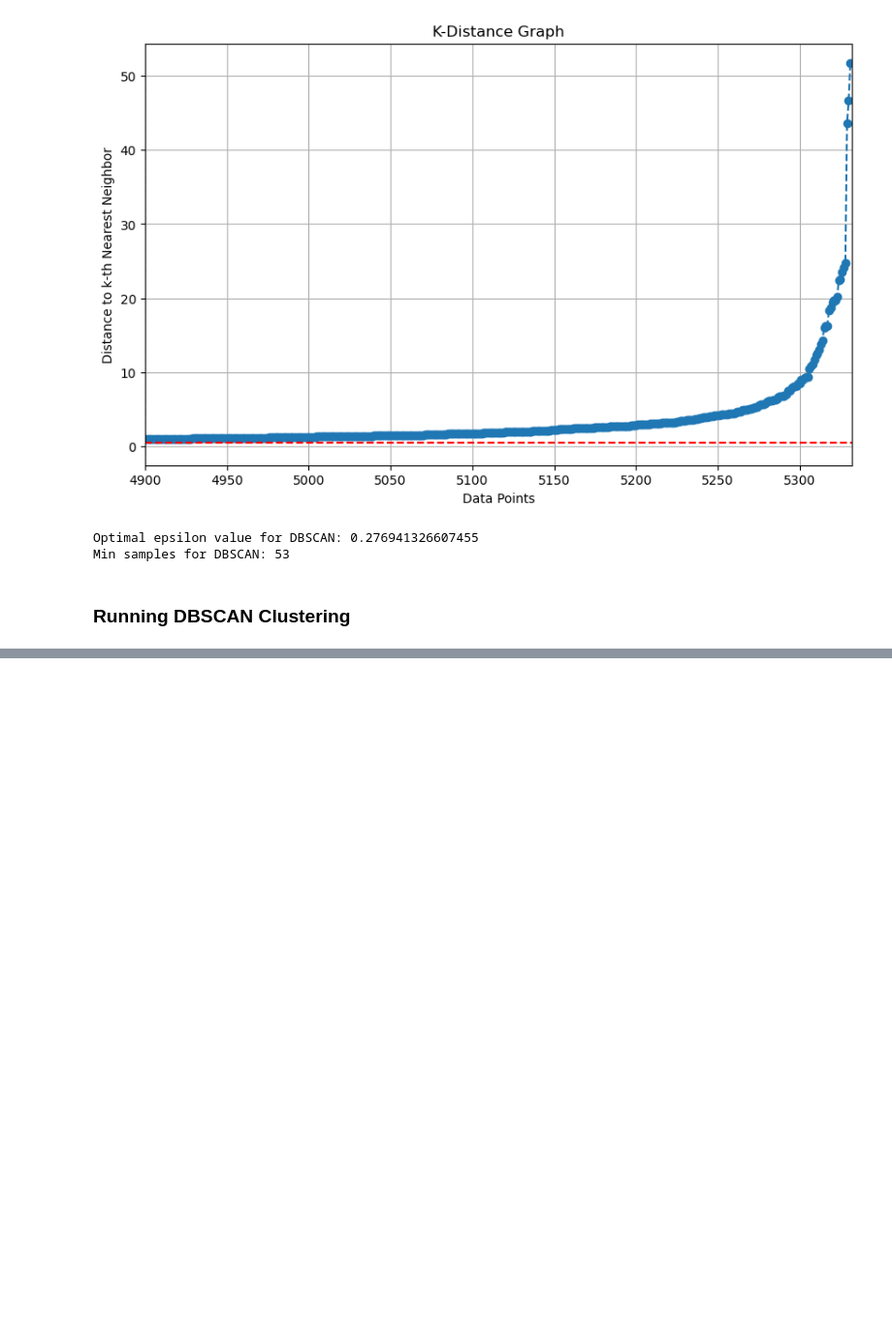
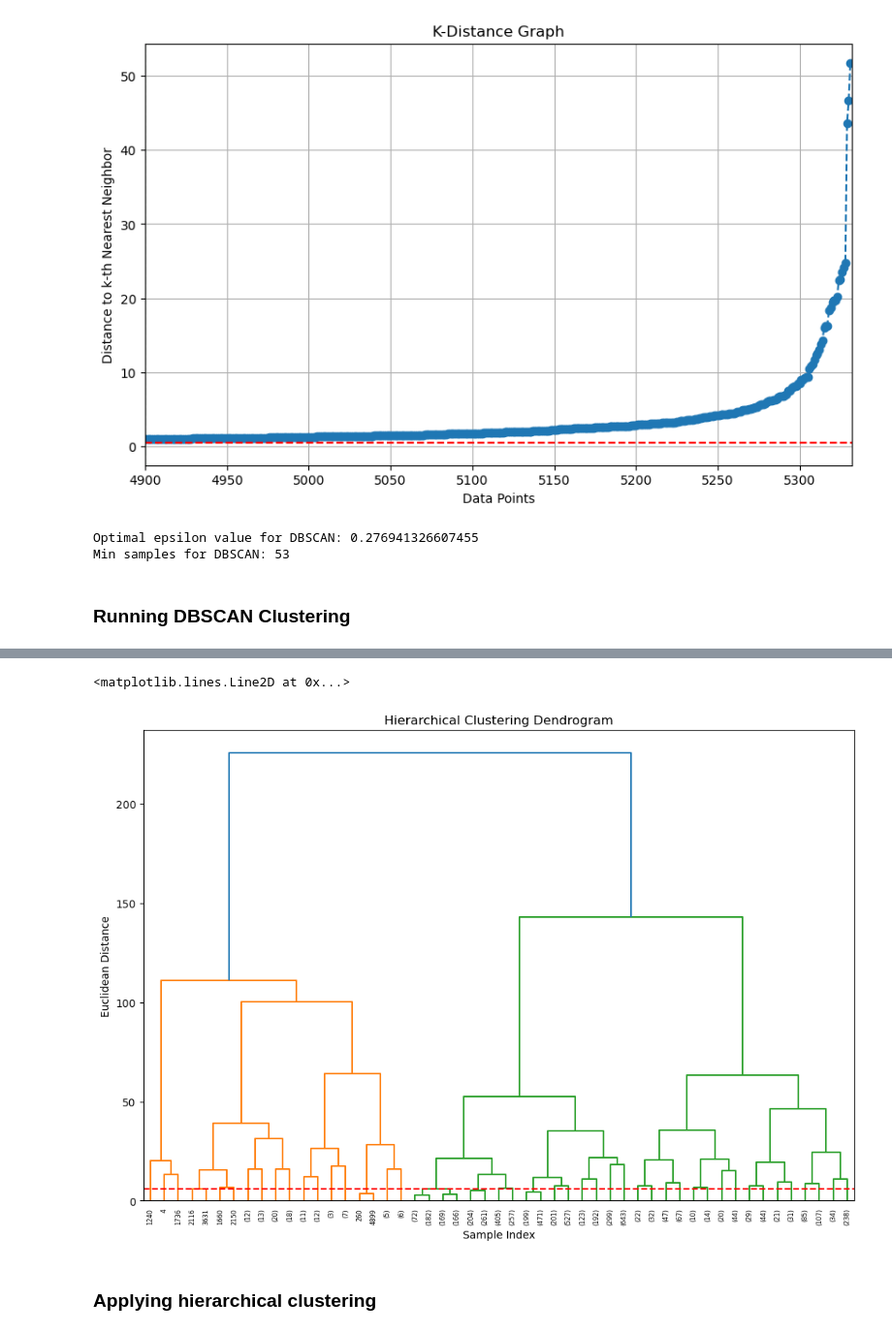
Before and after one commit to davidry777/FACETS-LLM, a Jupyter notebook: notebooks/customer_segmentation.ipynb, the cells around one changed output, grey strips where cells are left out. Shown at 97% size. Saved outputs shown, nothing was run; the diff lists cells and outputs as text; code cells hidden in the pictures; blank space fills up the shorter version.

Commit message:
Finished Optional: Experiment with Gaussian Mixture Models (GMMs). #22. Also added hierarchical clustering.

```diff
--- a/notebooks/customer_segmentation.ipynb
+++ b/notebooks/customer_segmentation.ipynb
@@ -303,0 +311,12 @@ plt.show()
+# %%
+plt.figure(figsize=(12, 8))
+dendrogram = shc.dendrogram(shc.linkage(rfm_features_scaled, method='ward'), truncate_mode='level', p=5)
+plt.title('Hierarchical Clustering Dendrogram')
+plt.xlabel('Sample Index')
+plt.ylabel('Euclidean Distance')
+plt.axhline(y=6, color='r', linestyle='--')
+# %% [output]
+<matplotlib.lines.Line2D at 0x...>
+[figure, added]
+# %% [markdown]
+### Applying hierarchical clustering
```
Also changed, not shown: parts of 9 cells of this notebook.
